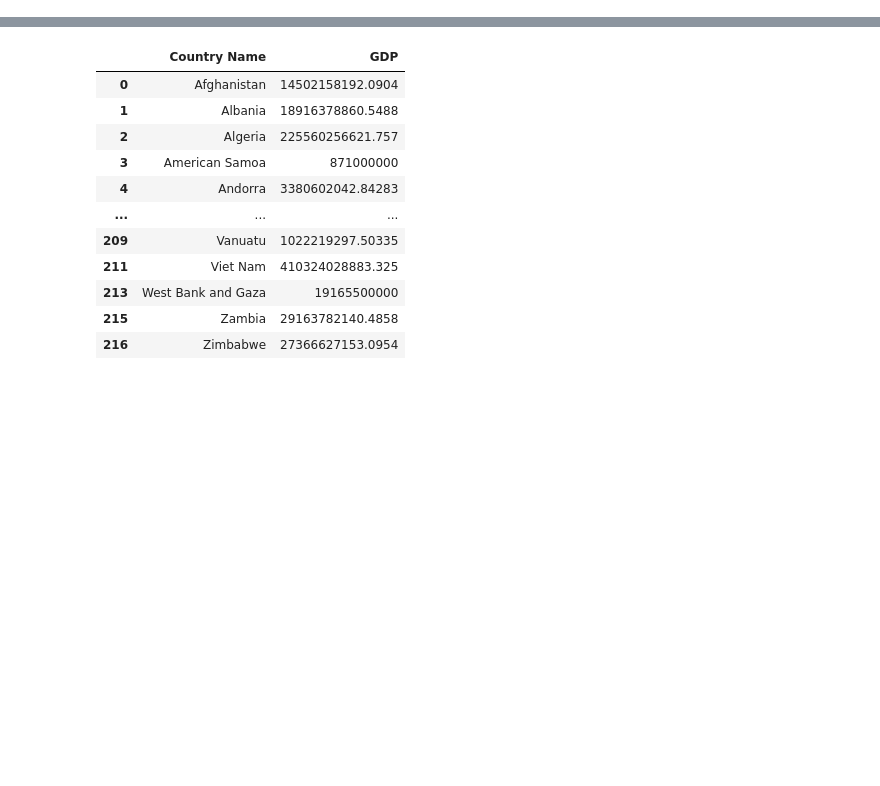
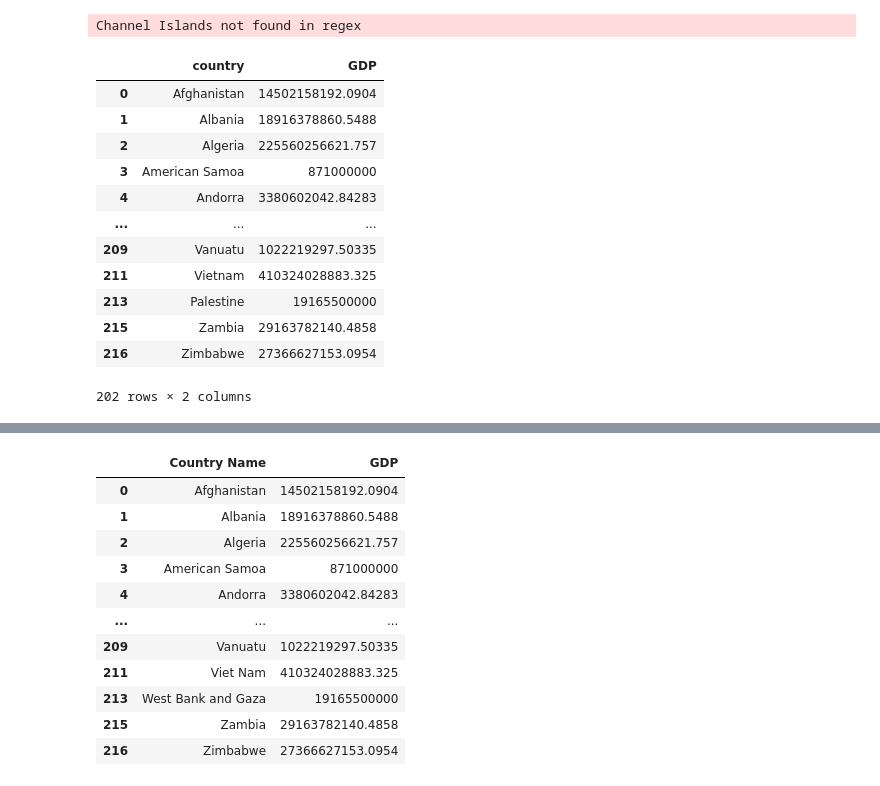
Before and after one commit to saraborello/billionaire-country-hotspots, a Jupyter notebook: data_processing.ipynb, the cells around one changed output, grey strips where cells are left out. Saved outputs shown, nothing was run; the diff lists cells and outputs as text; code cells hidden in the pictures; blank space fills up the shorter version.

```diff
--- a/data_processing.ipynb
+++ b/data_processing.ipynb
@@ -3,0 +30,25 @@ import country_converter as coco
+# %%
+# Import dataset GDP
+
+df_gdp = pd.read_csv("gdp_countries.csv", usecols=["Country Name", "2022 [YR2022]"])
+df_gdp = df_gdp.rename(columns={'2022 [YR2022]': 'GDP'})
+df_gdp.dropna(subset=['GDP'], inplace=True)
+df_gdp = df_gdp[df_gdp["GDP"] != ".."]
+df_gdp["Country Name"] = df_gdp["Country Name"].apply(lambda country: coco.convert(names=country, to='name_short'))
+df_gdp = df_gdp.rename(columns={'Country Name': 'country'})
+df_gdp
+# %% [output]
+Channel Islands not found in regex
+|  | country | GDP |
+| 0 | Afghanistan | 14502158192.0904 |
+| 1 | Albania | 18916378860.5488 |
+| 2 | Algeria | 225560256621.757 |
+| 3 | American Samoa | 871000000 |
+| 4 | Andorra | 3380602042.84283 |
+| ... | ... | ... |
+| 209 | Vanuatu | 1022219297.50335 |
+| 211 | Vietnam | 410324028883.325 |
+| 213 | Palestine | 19165500000 |
+| 215 | Zambia | 29163782140.4858 |
+| 216 | Zimbabwe | 27366627153.0954 |
+202 rows × 2 columns
```
Also changed, not shown: parts of 8 cells of this notebook, 1 other file.
